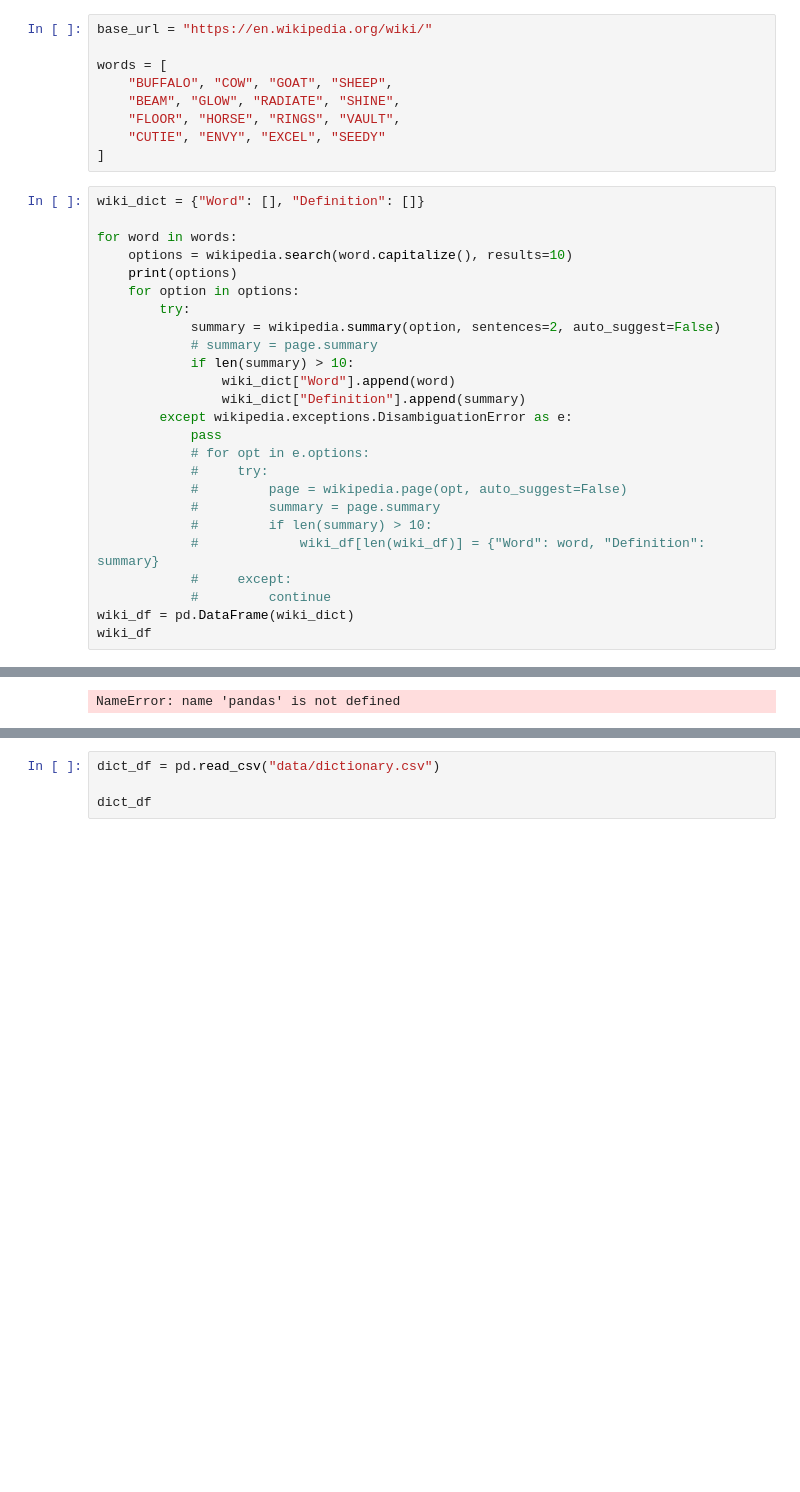
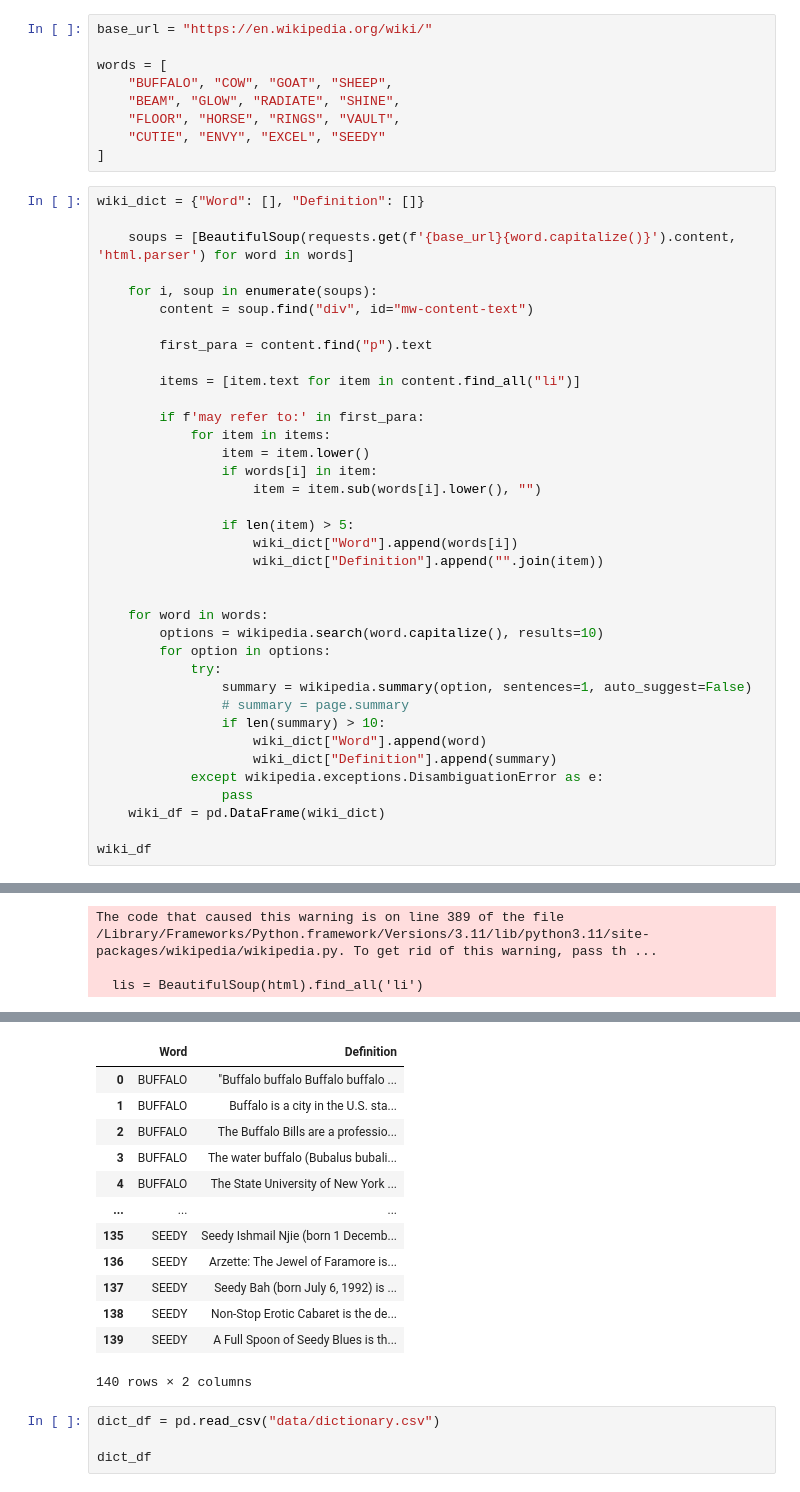
Before and after one commit to VincentZhao12/nyt-crossed, a Jupyter notebook: connect/connections_wiki.ipynb, the cells around one changed output, grey strips where cells are left out. Drawn from its saved outputs; the diff is of its cells as text; blank space fills up the shorter version.

```diff
--- a/connect/connections_wiki.ipynb
+++ b/connect/connections_wiki.ipynb
@@ -14,27 +14,39 @@ words = [
 # %%
 wiki_dict = {"Word": [], "Definition": []}
 
-for word in words:
-    options = wikipedia.search(word.capitalize(), results=10)
-    print(options)
-    for option in options:
-        try:
-            summary = wikipedia.summary(option, sentences=2, auto_suggest=False)
-            # summary = page.summary
-            if len(summary) > 10:
-                wiki_dict["Word"].append(word)
-                wiki_dict["Definition"].append(summary)
-        except wikipedia.exceptions.DisambiguationError as e:
-            pass
-            # for opt in e.options:
-            #     try:
-            #         page = wikipedia.page(opt, auto_suggest=False)
-            #         summary = page.summary
-            #         if len(summary) > 10:
-            #             wiki_df[len(wiki_df)] = {"Word": word, "Definition": summary}
-            #     except:
-            #         continue
-wiki_df = pd.DataFrame(wiki_dict)
+    soups = [BeautifulSoup(requests.get(f'{base_url}{word.capitalize()}').content, 'html.parser') for word in words]
+
+    for i, soup in enumerate(soups):
+        content = soup.find("div", id="mw-content-text")
+
+        first_para = content.find("p").text
+
+        items = [item.text for item in content.find_all("li")]
+
+        if f'may refer to:' in first_para:
+            for item in items:
+                item = item.lower()
+                if words[i] in item:
+                    item = item.sub(words[i].lower(), "")
+
+                if len(item) > 5:
+                    wiki_dict["Word"].append(words[i])
+                    wiki_dict["Definition"].append("".join(item))
+
+
+    for word in words:
+        options = wikipedia.search(word.capitalize(), results=10)
+        for option in options:
+            try:
+                summary = wikipedia.summary(option, sentences=1, auto_suggest=False)
+                # summary = page.summary
+                if len(summary) > 10:
+                    wiki_dict["Word"].append(word)
+                    wiki_dict["Definition"].append(summary)
+            except wikipedia.exceptions.DisambiguationError as e:
+                pass
+    wiki_df = pd.DataFrame(wiki_dict)
+
 wiki_df
 # %% [output]
 ['Buffalo', 'Buffalo buffalo Buffalo buffalo buffalo buffalo Buffalo buffalo', 'Buffalo, New York', 'Buffalo Bills', 'Water buffalo', 'University at Buffalo', 'Buffalo wing', 'Buffalo Springfield', 'S ...
@@ -56 +53,3 @@ wiki_df
-NameError: name 'pandas' is not defined
+The code that caused this warning is on line 389 of the file /Library/Frameworks/Python.framework/Versions/3.11/lib/python3.11/site-packages/wikipedia/wikipedia.py. To get rid of this warning, pass th ...
+
+  lis = BeautifulSoup(html).find_all('li')
@@ -57,3 +71,16 @@ NameError: name 'pandas' is not defined
+|  | Word | Definition |
+| 0 | BUFFALO | "Buffalo buffalo Buffalo buffalo ... |
+| 1 | BUFFALO | Buffalo is a city in the U.S. sta... |
+| 2 | BUFFALO | The Buffalo Bills are a professio... |
+| 3 | BUFFALO | The water buffalo (Bubalus bubali... |
+| 4 | BUFFALO | The State University of New York ... |
+| ... | ... | ... |
+| 135 | SEEDY | Seedy Ishmail Njie (born 1 Decemb... |
+| 136 | SEEDY | Arzette: The Jewel of Faramore is... |
+| 137 | SEEDY | Seedy Bah (born July 6, 1992) is ... |
+| 138 | SEEDY | Non-Stop Erotic Cabaret is the de... |
+| 139 | SEEDY | A Full Spoon of Seedy Blues is th... |
+140 rows × 2 columns
 # %%
 dict_df = pd.read_csv("data/dictionary.csv")
 
```
Also changed, not shown: parts of 2 cells of this notebook, 5 other files.
